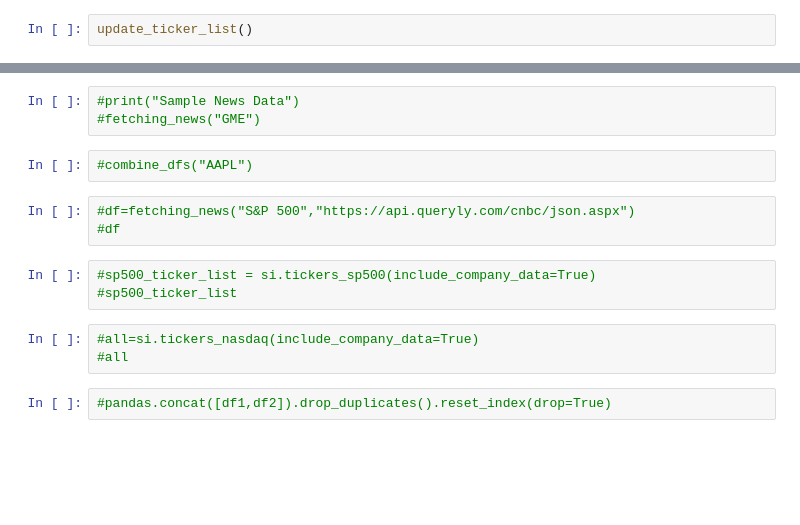
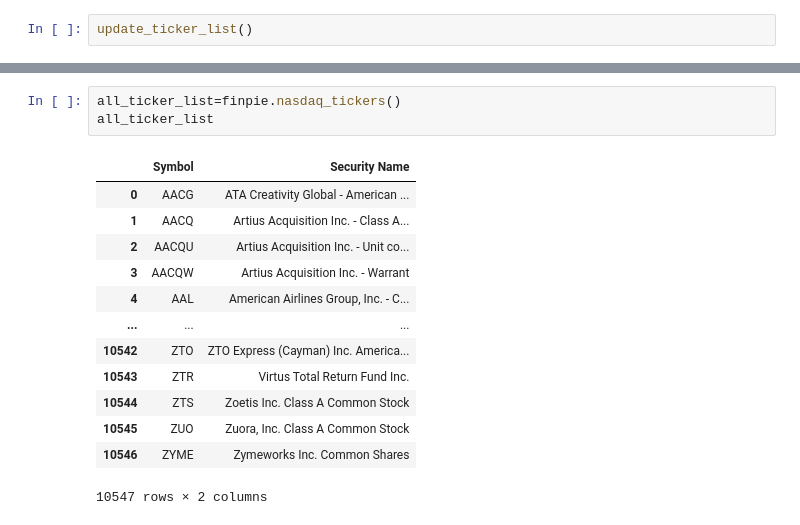
Before and after one commit to vijaylaxmid/cmpe295w-datatribe, a Jupyter notebook: Notebooks/Update_Datasets.ipynb, the cells around one changed output, grey strips where cells are left out. Saved outputs shown, nothing was run; the diff lists cells and outputs as text; blank space fills up the shorter version.

```diff
--- a/Notebooks/Update_Datasets.ipynb
+++ b/Notebooks/Update_Datasets.ipynb
@@ -287,16 +357,17 @@ update_historical_data("sp500")
-# %%
-#print("Sample News Data")
-#fetching_news("GME")
-# %%
-#combine_dfs("AAPL")
-# %%
-#df=fetching_news("S&P 500","https://api.queryly.com/cnbc/json.aspx")
-#df
-# %%
-#sp500_ticker_list = si.tickers_sp500(include_company_data=True)
-#sp500_ticker_list
-# %%
-#all=si.tickers_nasdaq(include_company_data=True)
-#all
-# %%
-#pandas.concat([df1,df2]).drop_duplicates().reset_index(drop=True)
+# %%
+all_ticker_list=finpie.nasdaq_tickers()
+all_ticker_list
+# %% [output]
+|  | Symbol | Security Name |
+| 0 | AACG | ATA Creativity Global - American ... |
+| 1 | AACQ | Artius Acquisition Inc. - Class A... |
+| 2 | AACQU | Artius Acquisition Inc. - Unit co... |
+| 3 | AACQW | Artius Acquisition Inc. - Warrant |
+| 4 | AAL | American Airlines Group, Inc. - C... |
+| ... | ... | ... |
+| 10542 | ZTO | ZTO Express (Cayman) Inc. America... |
+| 10543 | ZTR | Virtus Total Return Fund Inc. |
+| 10544 | ZTS | Zoetis Inc. Class A Common Stock |
+| 10545 | ZUO | Zuora, Inc. Class A Common Stock |
+| 10546 | ZYME | Zymeworks Inc. Common Shares |
+10547 rows × 2 columns
```
Also changed, not shown: parts of 18 cells of this notebook.
